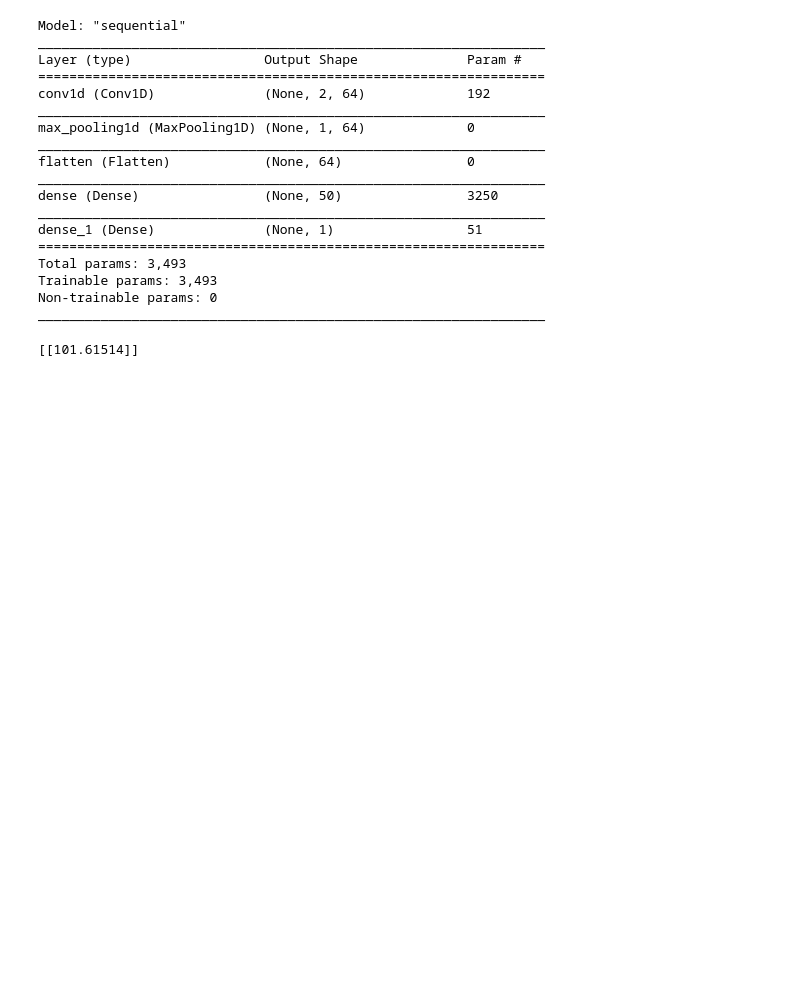
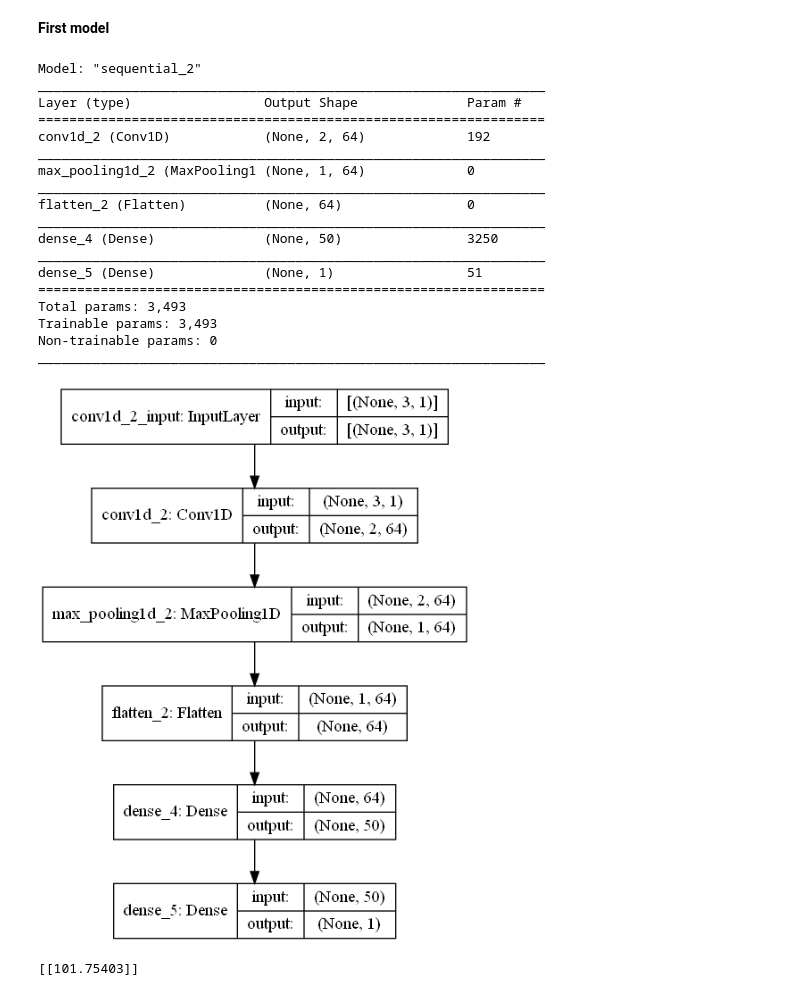
Before and after one commit to Lenflammeur/UCL-MSc_Project, a Jupyter notebook: univariate_cnn_forecasting.ipynb, the cells around one changed output. Saved outputs shown, nothing was run; the diff lists cells and outputs as text; code cells hidden in the pictures; blank space fills up the shorter version.

```diff
--- a/univariate_cnn_forecasting.ipynb
+++ b/univariate_cnn_forecasting.ipynb
@@ -30 +36,3 @@ X, y = split_sequence(raw_seq, n_steps)
+# %% [markdown]
+**First model**
 # %%
@@ -39,35 +43,37 @@ model.add(keras.layers.Flatten())
 model.add(keras.layers.Dense(50, activation='relu'))
 model.add(keras.layers.Dense(1))
 model.compile(optimizer='adam', loss='mse')
-# %%
-model.summary()
-# %% [output]
-Model: "sequential"
-_________________________________________________________________
-Layer (type)                 Output Shape              Param #
-=================================================================
-conv1d (Conv1D)              (None, 2, 64)             192
-_________________________________________________________________
-max_pooling1d (MaxPooling1D) (None, 1, 64)             0
-_________________________________________________________________
-flatten (Flatten)            (None, 64)                0
-_________________________________________________________________
-dense (Dense)                (None, 50)                3250
-_________________________________________________________________
-dense_1 (Dense)              (None, 1)                 51
-=================================================================
-Total params: 3,493
-Trainable params: 3,493
-Non-trainable params: 0
-_________________________________________________________________
+# %%
+model.summary()
+tf.keras.utils.plot_model(model, show_shapes=True)
+# %% [output]
+Model: "sequential_2"
+_________________________________________________________________
+Layer (type)                 Output Shape              Param #
+=================================================================
+conv1d_2 (Conv1D)            (None, 2, 64)             192
+_________________________________________________________________
+max_pooling1d_2 (MaxPooling1 (None, 1, 64)             0
+_________________________________________________________________
+flatten_2 (Flatten)          (None, 64)                0
+_________________________________________________________________
+dense_4 (Dense)              (None, 50)                3250
+_________________________________________________________________
+dense_5 (Dense)              (None, 1)                 51
+=================================================================
+Total params: 3,493
+Trainable params: 3,493
+Non-trainable params: 0
+_________________________________________________________________
+[figure, added]
 # %%
 # define model
 # fit model
-model.fit(X, y, epochs=1000, verbose=0)
+history = model.fit(X, y, epochs=1000, verbose=0)
 # demonstrate prediction
-x_input = array([70, 80, 90])
+x_input = np.array([70, 80, 90])
 x_input = x_input.reshape((1, n_steps, n_features))
 yhat = model.predict(x_input, verbose=0)
 print(yhat)
 # %% [output]
-[[101.61514]]
+[[101.75403]]
```
Also changed, not shown: parts of 24 cells of this notebook, 5 other files.
